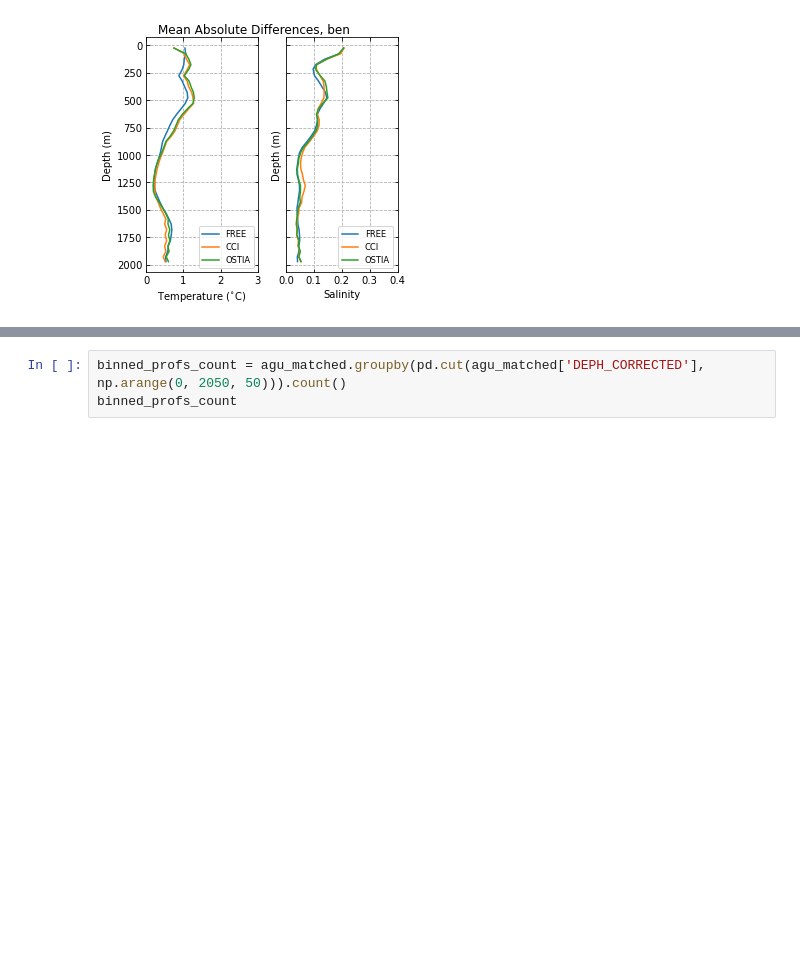
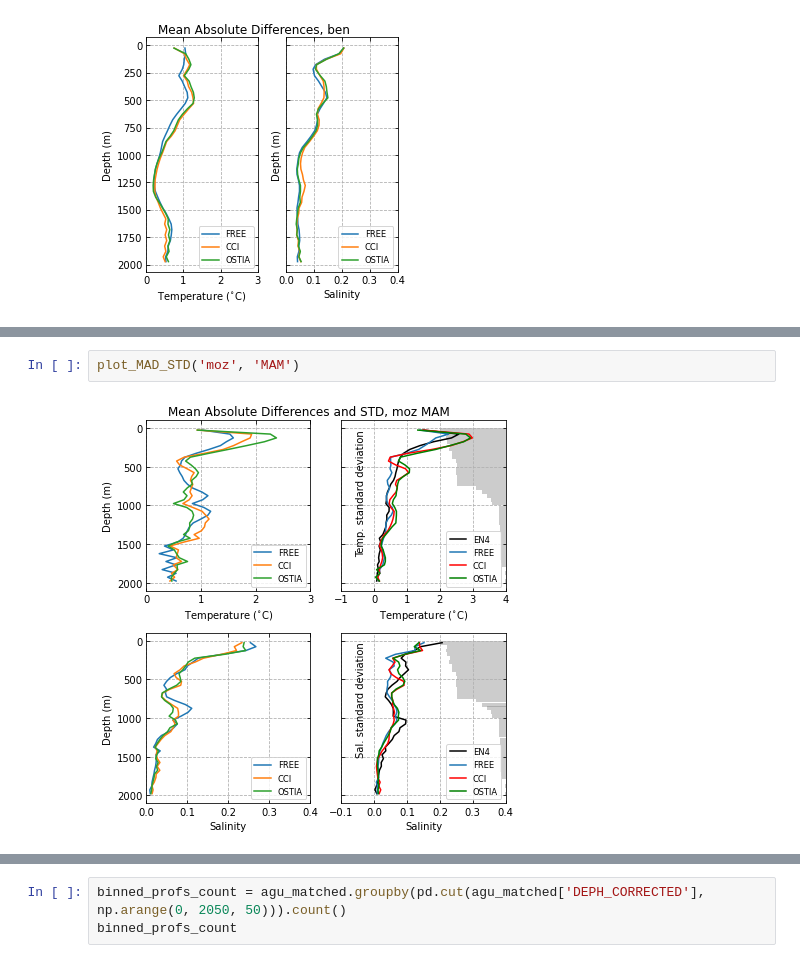
Before and after one commit to HarryLuyt/paper1_scripts, a Jupyter notebook: Scripts/Geopandas_testing.ipynb, the cells around one changed output, grey strips where cells are left out. Cells and saved outputs as stored; diff of their text form; blank space fills up the shorter version.

```diff
--- a/Scripts/Geopandas_testing.ipynb
+++ b/Scripts/Geopandas_testing.ipynb
@@ -1237,0 +1463,4 @@ plot_ProfileMAD('ben')
+# %%
+plot_MAD_STD('moz', 'MAM')
+# %% [output]
+[figure, added]
```
Also changed, not shown: parts of 7 cells of this notebook.
